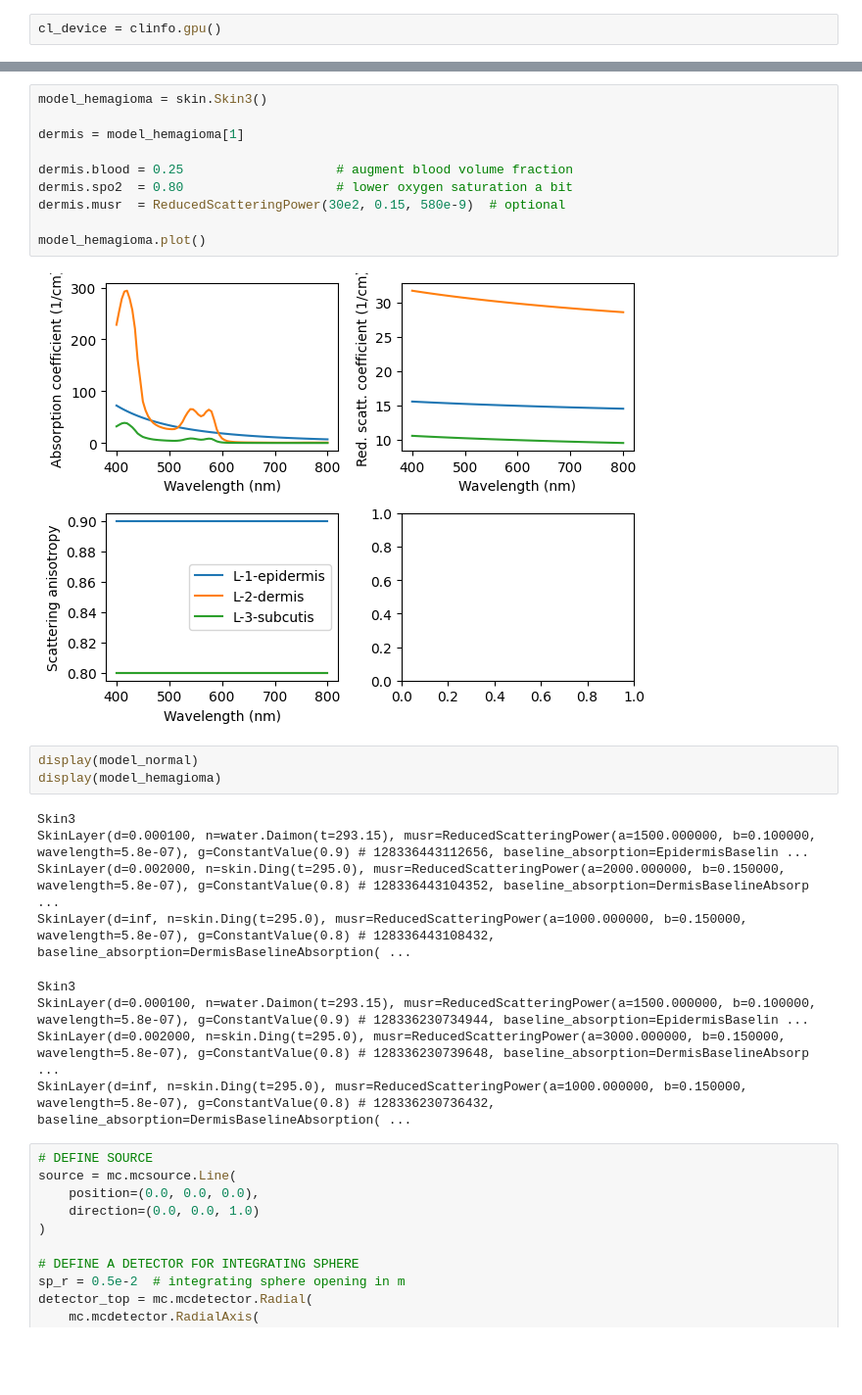
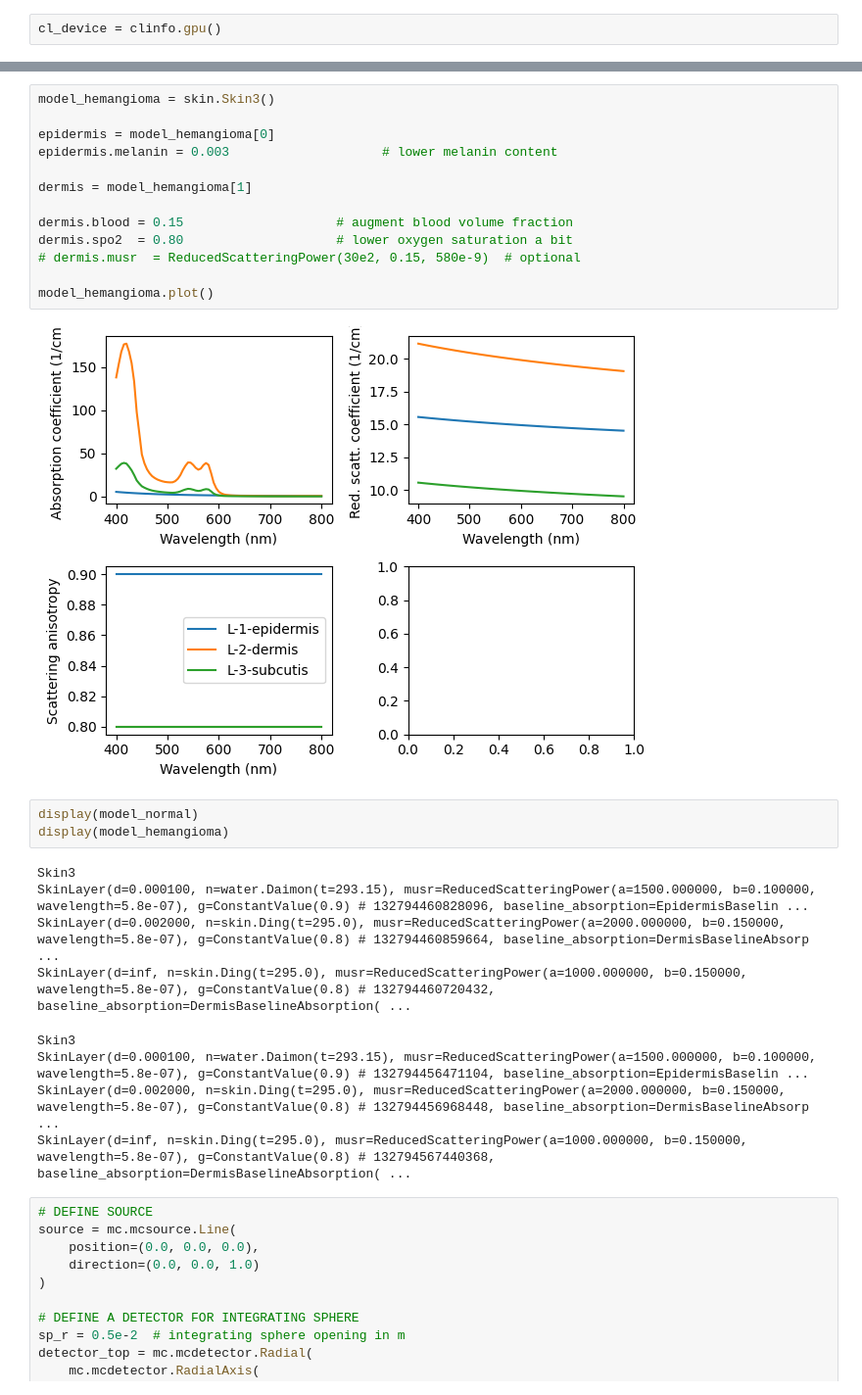
Before and after one commit to mkuziuk/light-in-skin-animation, a Jupyter notebook: skin_spectre_3_layers.ipynb, the cells around one changed output, grey strips where cells are left out. Shown: that part at 98% size. Saved outputs shown, nothing was run; the diff lists cells and outputs as text; blank space fills up the shorter version.

```diff
--- a/skin_spectre_3_layers.ipynb
+++ b/skin_spectre_3_layers.ipynb
@@ -20,27 +27,30 @@ model_normal.plot()
 # %%
-model_hemagioma = skin.Skin3()
+model_hemangioma = skin.Skin3()
 
-dermis = model_hemagioma[1]
+epidermis = model_hemangioma[0]
+epidermis.melanin = 0.003                    # lower melanin content
 
-dermis.blood = 0.25                    # augment blood volume fraction
+dermis = model_hemangioma[1]
+
+dermis.blood = 0.15                    # augment blood volume fraction
 dermis.spo2  = 0.80                    # lower oxygen saturation a bit
-dermis.musr  = ReducedScatteringPower(30e2, 0.15, 580e-9)  # optional
+# dermis.musr  = ReducedScatteringPower(30e2, 0.15, 580e-9)  # optional
 
-model_hemagioma.plot()
+model_hemangioma.plot()
 # %% [output]
-[figure, old version]
+[figure, new version]
 # %%
 display(model_normal)
-display(model_hemagioma)
+display(model_hemangioma)
 # %% [output]
 Skin3
-SkinLayer(d=0.000100, n=water.Daimon(t=293.15), musr=ReducedScatteringPower(a=1500.000000, b=0.100000, wavelength=5.8e-07), g=ConstantValue(0.9) # 128336443112656, baseline_absorption=EpidermisBaselin ...
-SkinLayer(d=0.002000, n=skin.Ding(t=295.0), musr=ReducedScatteringPower(a=2000.000000, b=0.150000, wavelength=5.8e-07), g=ConstantValue(0.8) # 128336443104352, baseline_absorption=DermisBaselineAbsorp ...
-SkinLayer(d=inf, n=skin.Ding(t=295.0), musr=ReducedScatteringPower(a=1000.000000, b=0.150000, wavelength=5.8e-07), g=ConstantValue(0.8) # 128336443108432, baseline_absorption=DermisBaselineAbsorption( ...
+SkinLayer(d=0.000100, n=water.Daimon(t=293.15), musr=ReducedScatteringPower(a=1500.000000, b=0.100000, wavelength=5.8e-07), g=ConstantValue(0.9) # 132794460828096, baseline_absorption=EpidermisBaselin ...
+SkinLayer(d=0.002000, n=skin.Ding(t=295.0), musr=ReducedScatteringPower(a=2000.000000, b=0.150000, wavelength=5.8e-07), g=ConstantValue(0.8) # 132794460859664, baseline_absorption=DermisBaselineAbsorp ...
+SkinLayer(d=inf, n=skin.Ding(t=295.0), musr=ReducedScatteringPower(a=1000.000000, b=0.150000, wavelength=5.8e-07), g=ConstantValue(0.8) # 132794460720432, baseline_absorption=DermisBaselineAbsorption( ...
 Skin3
-SkinLayer(d=0.000100, n=water.Daimon(t=293.15), musr=ReducedScatteringPower(a=1500.000000, b=0.100000, wavelength=5.8e-07), g=ConstantValue(0.9) # 128336230734944, baseline_absorption=EpidermisBaselin ...
-SkinLayer(d=0.002000, n=skin.Ding(t=295.0), musr=ReducedScatteringPower(a=3000.000000, b=0.150000, wavelength=5.8e-07), g=ConstantValue(0.8) # 128336230739648, baseline_absorption=DermisBaselineAbsorp ...
-SkinLayer(d=inf, n=skin.Ding(t=295.0), musr=ReducedScatteringPower(a=1000.000000, b=0.150000, wavelength=5.8e-07), g=ConstantValue(0.8) # 128336230736432, baseline_absorption=DermisBaselineAbsorption( ...
+SkinLayer(d=0.000100, n=water.Daimon(t=293.15), musr=ReducedScatteringPower(a=1500.000000, b=0.100000, wavelength=5.8e-07), g=ConstantValue(0.9) # 132794456471104, baseline_absorption=EpidermisBaselin ...
+SkinLayer(d=0.002000, n=skin.Ding(t=295.0), musr=ReducedScatteringPower(a=2000.000000, b=0.150000, wavelength=5.8e-07), g=ConstantValue(0.8) # 132794456968448, baseline_absorption=DermisBaselineAbsorp ...
+SkinLayer(d=inf, n=skin.Ding(t=295.0), musr=ReducedScatteringPower(a=1000.000000, b=0.150000, wavelength=5.8e-07), g=ConstantValue(0.8) # 132794567440368, baseline_absorption=DermisBaselineAbsorption( ...
 # %%
 # DEFINE SOURCE
 source = mc.mcsource.Line(
```
Also changed, not shown: parts of 13 cells of this notebook, 8 other files.
